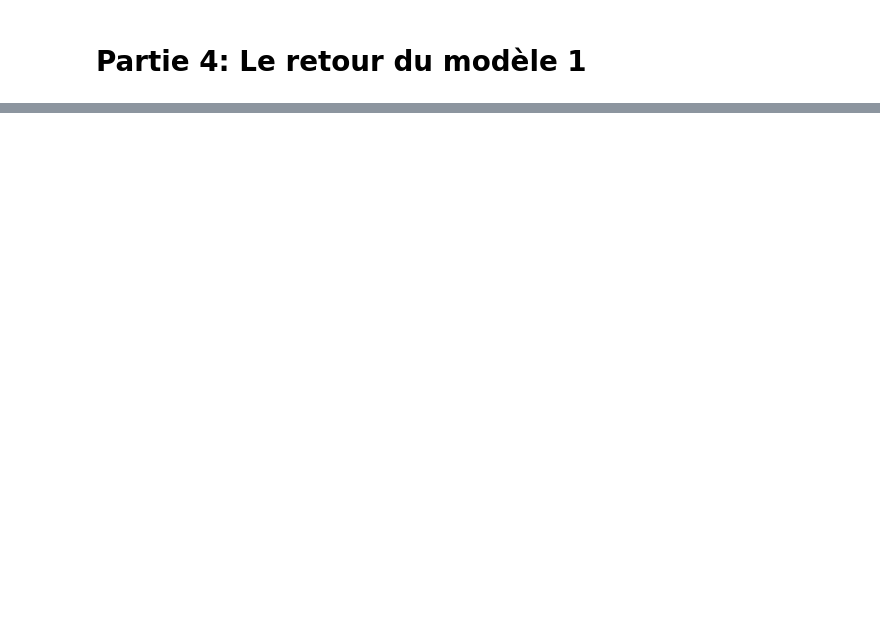
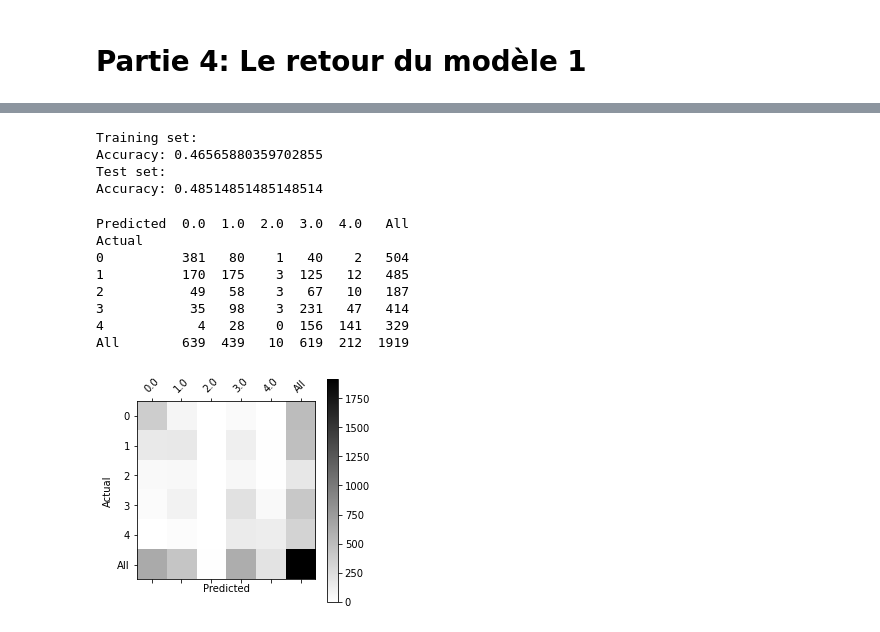
Before and after one commit to BenJMaurel/Wine_project, a Jupyter notebook: wine_project_partie_4.ipynb, the cells around one changed output, grey strips where cells are left out. Cells and saved outputs as stored; diff of their text form; code cells hidden in the pictures; blank space fills up the shorter version.

```diff
--- a/wine_project_partie_4.ipynb
+++ b/wine_project_partie_4.ipynb
@@ -724,11 +753,11 @@ def softmax(x):
     e_x = np.exp(x - np.max(x))
     return e_x / e_x.sum()
 # %%
-def model_4(X, Y, prices, word_to_vec_map, learning_rate = 0.01, num_iterations = 400):
+def model_4(X, Y, word_to_vec_map, learning_rate = 0.01, num_iterations = 800):
 
     m = Y.shape[0]                          # number of training examples
     n_y = 5                                 # number of classes
-    n_h = 51                                # dimensions of the GloVe vectors
+    n_h = 52                                # dimensions of the GloVe vectors
 
     # Initialize parameters using Xavier initialization
     W = np.random.randn(n_y, n_h) / np.sqrt(n_h)
@@ -746,7 +775,7 @@ def model_4(X, Y, prices, word_to_vec_map, learning_rate = 0.01, num_iterations
             a = softmax(z)
 
             # Compute cost using the i'th training label's one hot representation and "A" (the output of the softmax)
-            cost = - np.sum(np.dot(Y_oh,np.log(a)))
+            cost = - np.dot(Y_oh[i],np.log(a))
 
             # Compute gradients
             dz = a - Y_oh[i]
@@ -759,11 +788,11 @@ def model_4(X, Y, prices, word_to_vec_map, learning_rate = 0.01, num_iterations
 
         if t % 100 == 0:
             print("Epoch: " + str(t) + " --- cost = " + str(cost))
-            pred = predict_4(X, Y, prices, W, b, word_to_vec_map)
+            pred = predict_4(X, Y, W, b, word_to_vec_map)
 
     return pred, W, b
 # %%
-def predict_4(X, Y, prices, W, b, word_to_vec_map):
+def predict_4(X, Y, W, b, word_to_vec_map):
     """
     Given X (sentences) and Y (emoji indices), predict emojis and compute the accuracy of your model over the given set.
 
@@ -788,6 +817,6 @@ def predict_4(X, Y, prices, W, b, word_to_vec_map):
 
     return pred
 # %%
-pred, W_4, b_4 = model_4(X_train, Y_train, prices, word_to_vec_map)
+pred, W_4, b_4 = model_4(X_train, Y_train, word_to_vec_map)
 print(pred)
 # %% [output]
@@ -798,5 +840,23 @@ Accuracy: 0.3855246785566155
 # %%
 print("Training set:")
-pred_train = predict_4(X_train, Y_train, W_1, b_1, word_to_vec_map)
+pred_train = predict_4(X_train, Y_train, W_4, b_4, word_to_vec_map)
 print('Test set:')
-pred_test = predict_4(X_test, Y_test, W_1, b_1, word_to_vec_map)
+pred_test = predict_4(X_test, Y_test, W_4, b_4, word_to_vec_map)
+# %% [output]
+Training set:
+Accuracy: 0.46565880359702855
+Test set:
+Accuracy: 0.48514851485148514
+# %%
+print(pd.crosstab(Y_test, pred_test.reshape(Y_test.shape), rownames=['Actual'], colnames=['Predicted'], margins=True))
+plot_confusion_matrix(Y_test, pred_test)
+# %% [output]
+Predicted  0.0  1.0  2.0  3.0  4.0   All
+Actual
+0          381   80    1   40    2   504
+1          170  175    3  125   12   485
+2           49   58    3   67   10   187
+3           35   98    3  231   47   414
+4            4   28    0  156  141   329
+All        639  439   10  619  212  1919
+[figure, added]
```
Also changed, not shown: parts of 22 cells of this notebook.
